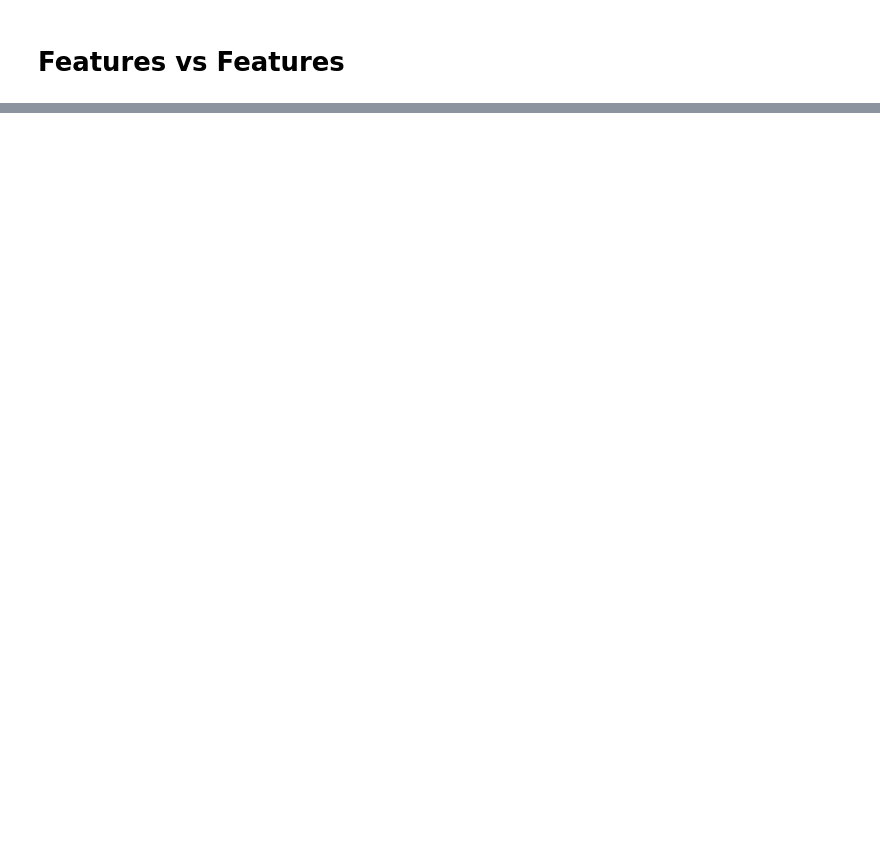
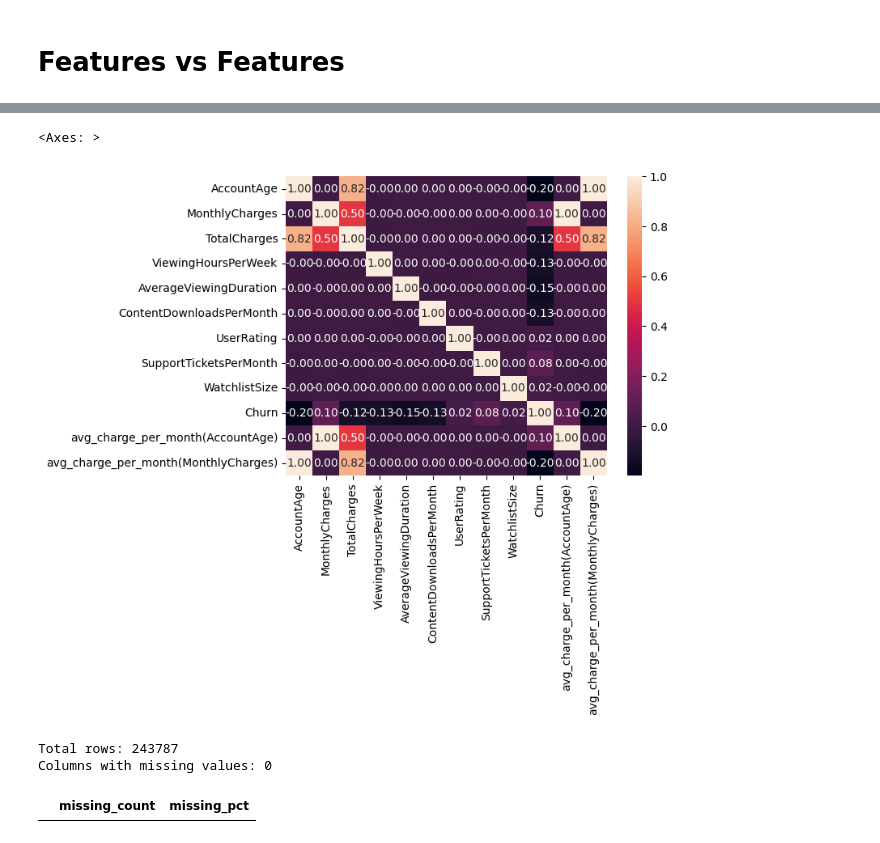
Before and after one commit to tnerler/Telecom-Churn-Prediction-system, a Jupyter notebook: churn_prediction/notebooks/02_exploratory_data_analysis.ipynb, the cells around one changed output, grey strips where cells are left out. Saved outputs shown, nothing was run; the diff lists cells and outputs as text; code cells hidden in the pictures; blank space fills up the shorter version.

```diff
--- a/churn_prediction/notebooks/02_exploratory_data_analysis.ipynb
+++ b/churn_prediction/notebooks/02_exploratory_data_analysis.ipynb
@@ -819,0 +887,7 @@ Name: Churn, dtype: float64
+# %%
+df["avg_charge_per_month(MonthlyCharges)"] = df["TotalCharges"] / df["MonthlyCharges"] + epsilon
+# %%
+sns.heatmap(df.corr(numeric_only=True), annot=True, fmt=".2f")
+# %% [output]
+<Axes: >
+[figure, added]
@@ -819,0 +901,11 @@ Name: Churn, dtype: float64
+# %%
+missing = df.isnull().sum()
+missing_pct = (missing / len(df)) * 100
+result = pd.DataFrame({"missing_count": missing, "missing_pct": missing_pct}).query("missing_count > 0").sort_values("missing_pct", ascending=False)
+print(f"Total rows: {len(df)}")
+print(f"Columns with missing values: {len(result)}")
+result
+# %% [output]
+Total rows: 243787
+Columns with missing values: 0
+|  | missing_count | missing_pct |
```
Also changed, not shown: parts of 24 cells of this notebook, 5 other files.
